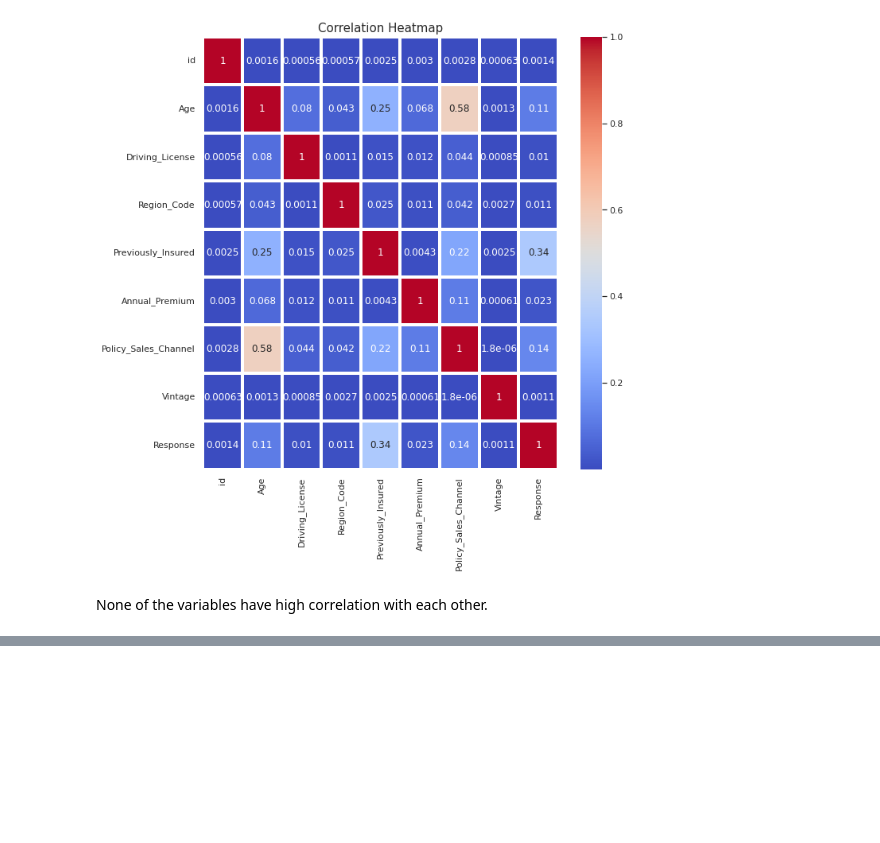
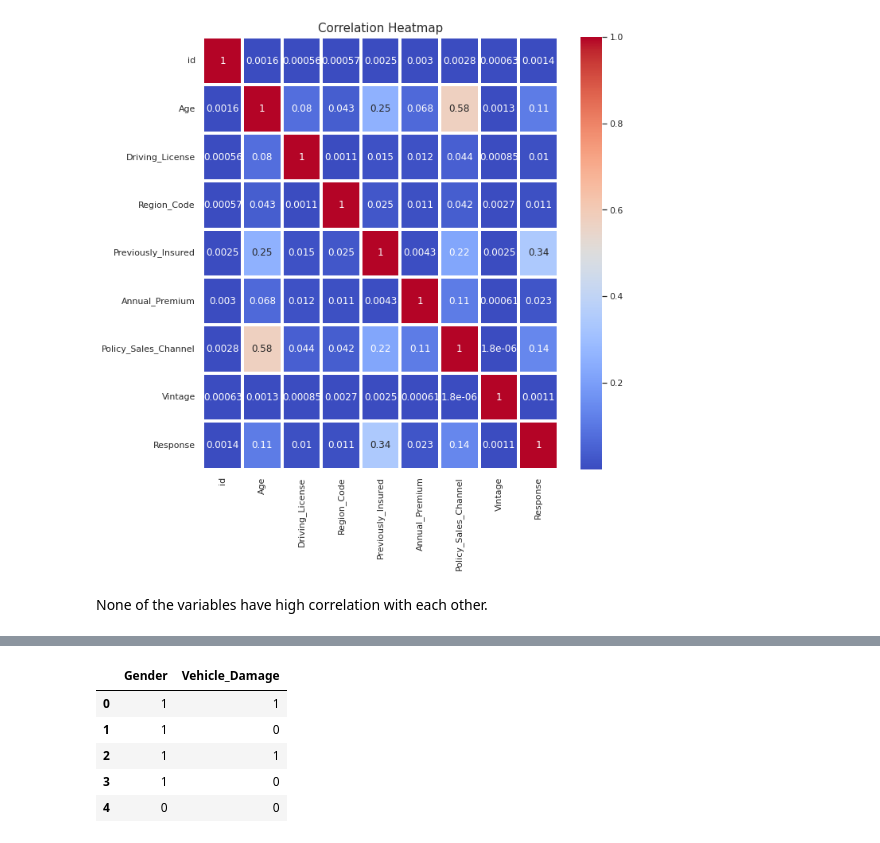
Before and after one commit to nihalhabeeb/Health_Insurance_Cross_Sell_Prediction, a Jupyter notebook: Health_Insurance_Cross_Sell_Prediction_Capstone_Project.ipynb, the cells around one changed output, grey strips where cells are left out. Cells and saved outputs as stored; diff of their text form; code cells hidden in the pictures; blank space fills up the shorter version.

```diff
--- a/Health_Insurance_Cross_Sell_Prediction_Capstone_Project.ipynb
+++ b/Health_Insurance_Cross_Sell_Prediction_Capstone_Project.ipynb
@@ -566,0 +600,10 @@ None of the variables have high correlation with each other.
+# %%
+# rechecking those data again
+data[['Gender','Vehicle_Damage']].head()
+# %% [output]
+|  | Gender | Vehicle_Damage |
+| 0 | 1 | 1 |
+| 1 | 1 | 0 |
+| 2 | 1 | 1 |
+| 3 | 1 | 0 |
+| 4 | 0 | 0 |
```
Also changed, not shown: parts of 18 cells of this notebook.
